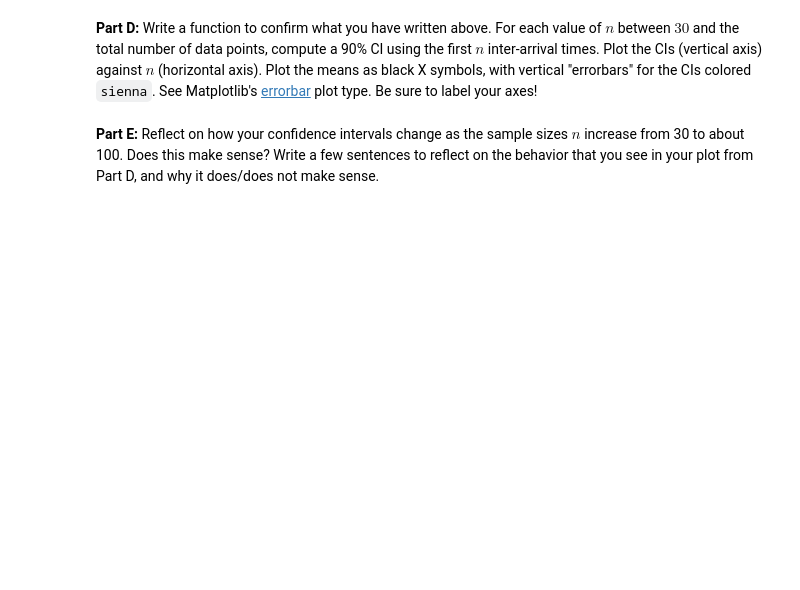
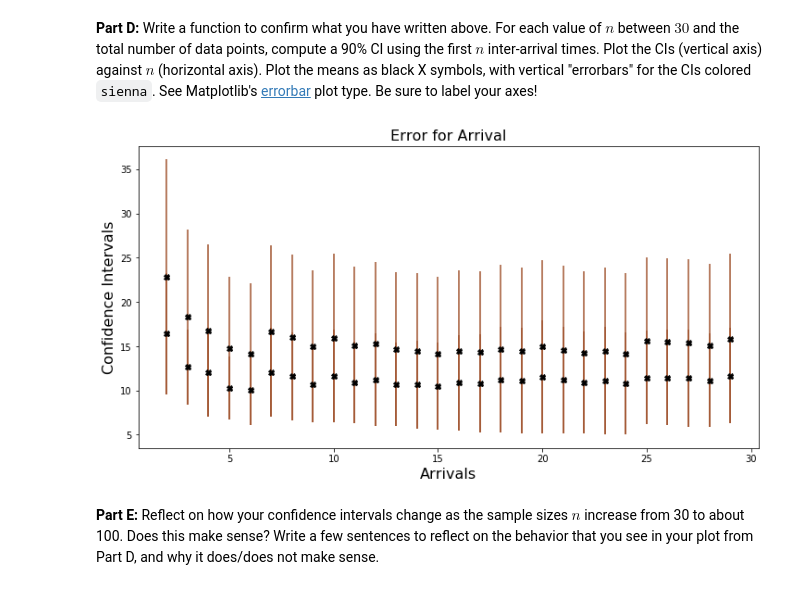
Before and after one commit to jasonlubrano/CSCI3022-DataScience, a Jupyter notebook: HW3/HW3/hmwk03_Lubrano_Jason.ipynb, the cells around one changed output. Saved outputs shown, nothing was run; the diff lists cells and outputs as text; code cells hidden in the pictures; blank space fills up the shorter version.

```diff
--- a/HW3/HW3/hmwk03_Lubrano_Jason.ipynb
+++ b/HW3/HW3/hmwk03_Lubrano_Jason.ipynb
@@ -492,2 +781,4 @@ To best capture the majesty of the mighty hedgehog, your histogram boxes should
 # %% [markdown]
 **Part D:** Write a function to confirm what you have written above. For each value of $n$ between $30$ and the total number of data points, compute a 90% CI using the first $n$ inter-arrival times. Plot the CIs (vertical axis) against $n$ (horizontal axis). Plot the means as black X symbols, with vertical "errorbars" for the CIs colored `sienna`. See Matplotlib's [errorbar](https://matplotlib.org/api/_as_gen/matplotlib.pyplot.errorbar.html) plot type. Be sure to label your axes!
+# %%
+verbose = False
@@ -494,2 +814,41 @@ To best capture the majesty of the mighty hedgehog, your histogram boxes should
+# %%
+def graph_hh_arrivals(nval):
+    alpha = 0.90
+    fig, ax = plt.subplots(nrows=1, ncols=1, figsize=(12,6))
+    for sId in range(2, nval):
+        # grab the running array
+        hh_succ_run = succ_arrvs_to_n(sId)
+        if(verbose):
+            print("hh_succ_run = {}".format(hh_succ_run))
+        # x bar
+        xbar = hh_succ_run.mean()
+        # find confidence intervals
+        CImin, CImax = calc_CI_from_n_to_30(sId)
+        if(verbose):
+            print("CImin = {}".format(CImin))
+            print("CImax = {}".fo-rmat(CImax))
+        # find z val
+        z = stats.norm.ppf(alpha)
+        # std dev
+        s = np.std(hh_succ_run, ddof=1)
+        # calculate the error
+        IQR = CImax - CImin
+        yerr_lower = CImin - 1.5*IQR
+        yerr_upper = CImax - 1.5*IQR
+        ax.errorbar(
+            [sId, sId],[CImin, CImax],
+            color=colors_4[3],
+            fmt='X',
+            yerr=[yerr_lower, yerr_upper],
+            ecolor=colors_4[0]
+        )
+    ax.set_title('Error for Arrival', size=16)
+    ax.set_xlabel('Arrivals', size=16)
+    ax.set_ylabel('Confidence Intervals', size=16)
+# %%
+n30=30
+graph_hh_arrivals(n30)
+# %% [output]
+[figure, added]
 # %% [markdown]
 **Part E:** Reflect on how your confidence intervals change as the sample sizes $n$ increase from 30 to about 100. Does this make sense? Write a few sentences to reflect on the behavior that you see in your plot from Part D, and why it does/does not make sense.
```
Also changed, not shown: parts of 23 cells of this notebook.
